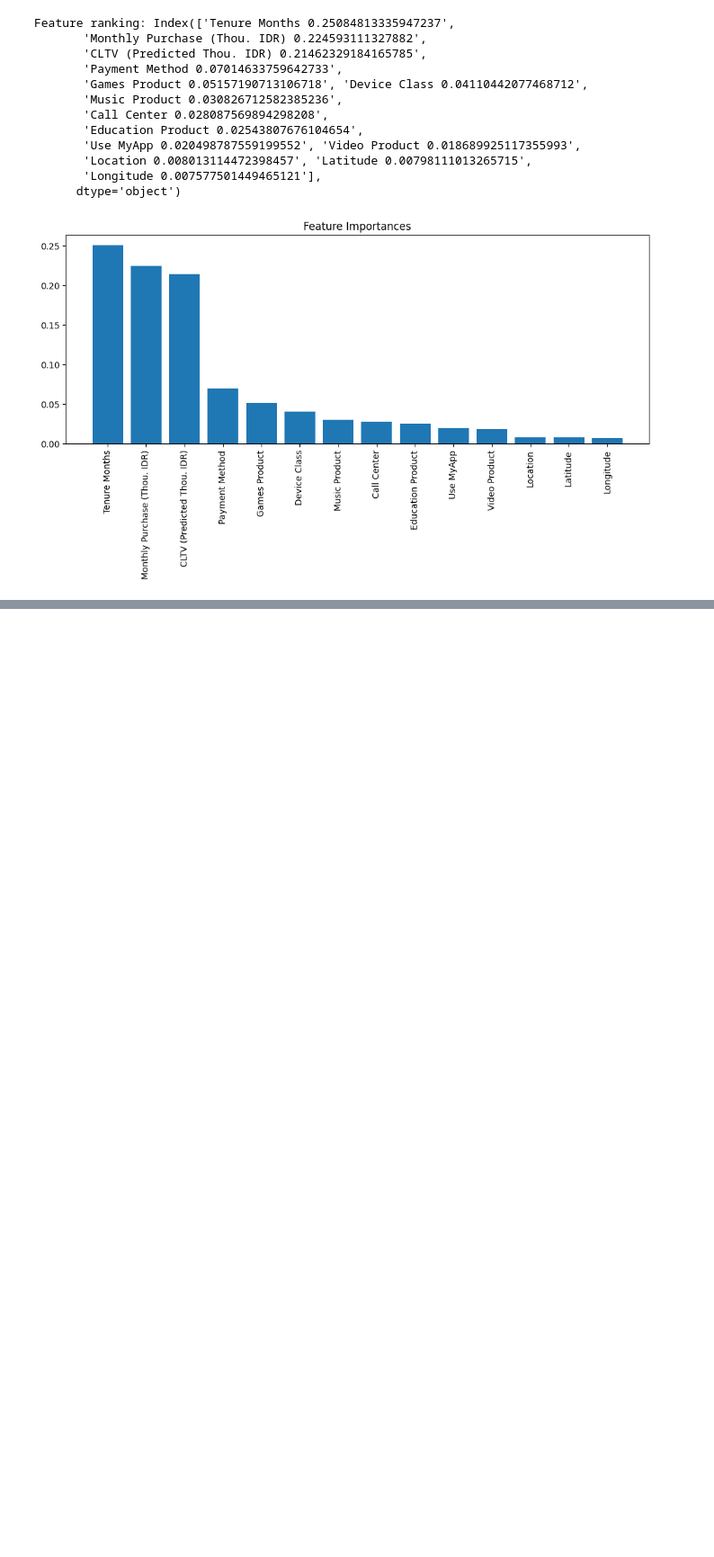
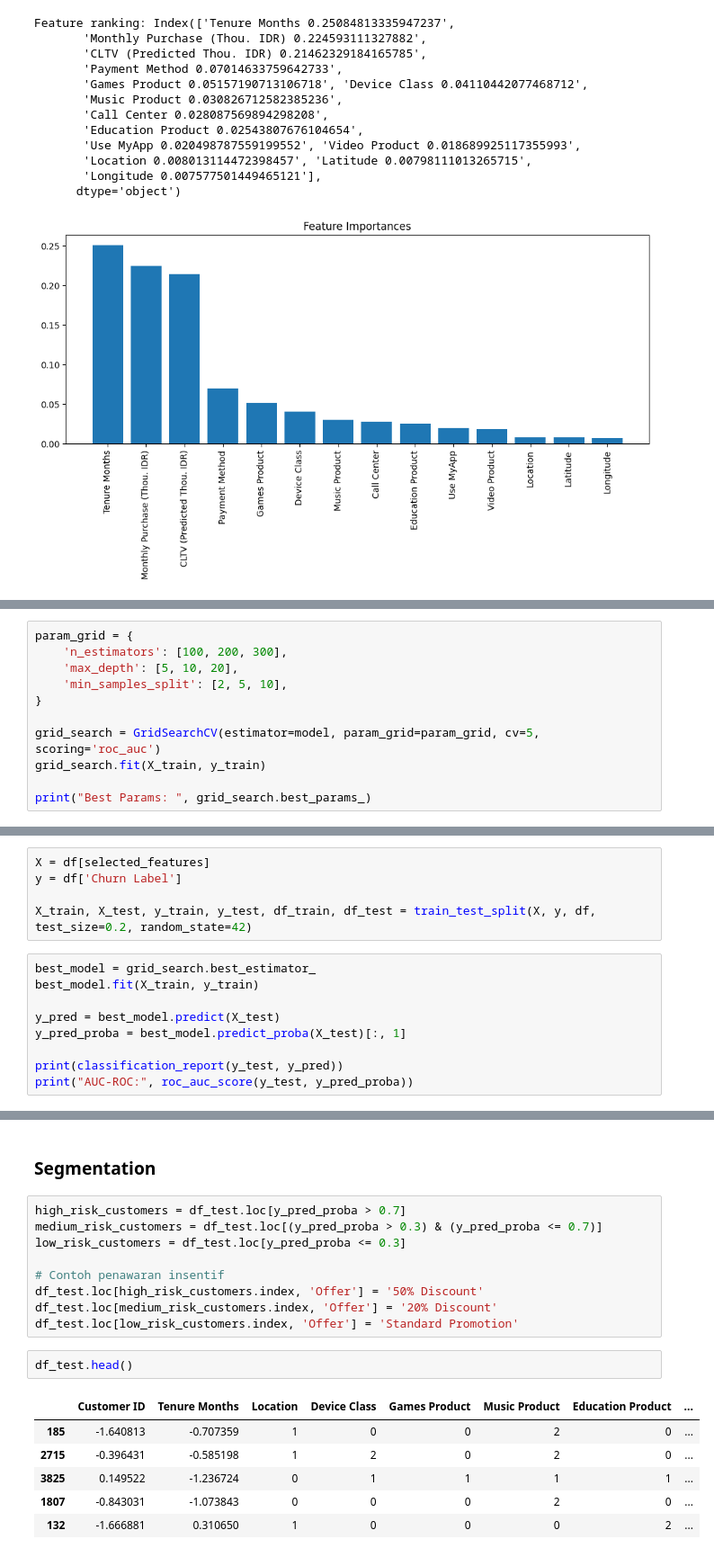
Before and after one commit to andidprastyo/DSW-2023, a Jupyter notebook: customer_churn_prediciton.ipynb, the cells around one changed output, grey strips where cells are left out. Shown: that part at 90% size. Drawn from its saved outputs; the diff is of its cells as text; blank space fills up the shorter version.

Commit message:
feat: Improved prev model using feature selection, add customer segmentation & add churn-risk based act

```diff
--- a/customer_churn_prediciton.ipynb
+++ b/customer_churn_prediciton.ipynb
@@ -197,0 +212,11 @@ Feature ranking: Index(['Tenure Months 0.25084813335947237',
+# %%
+param_grid = {
+    'n_estimators': [100, 200, 300],
+    'max_depth': [5, 10, 20],
+    'min_samples_split': [2, 5, 10],
+}
+
+grid_search = GridSearchCV(estimator=model, param_grid=param_grid, cv=5, scoring='roc_auc')
+grid_search.fit(X_train, y_train)
+
+print("Best Params: ", grid_search.best_params_)
@@ -197,0 +227,14 @@ Feature ranking: Index(['Tenure Months 0.25084813335947237',
+# %%
+X = df[selected_features]
+y = df['Churn Label']
+
+X_train, X_test, y_train, y_test, df_train, df_test = train_test_split(X, y, df, test_size=0.2, random_state=42)
+# %%
+best_model = grid_search.best_estimator_
+best_model.fit(X_train, y_train)
+
+y_pred = best_model.predict(X_test)
+y_pred_proba = best_model.predict_proba(X_test)[:, 1]
+
+print(classification_report(y_test, y_pred))
+print("AUC-ROC:", roc_auc_score(y_test, y_pred_proba))
@@ -197,0 +252,20 @@ Feature ranking: Index(['Tenure Months 0.25084813335947237',
+# %% [markdown]
+### Segmentation
+# %%
+high_risk_customers = df_test.loc[y_pred_proba > 0.7]
+medium_risk_customers = df_test.loc[(y_pred_proba > 0.3) & (y_pred_proba <= 0.7)]
+low_risk_customers = df_test.loc[y_pred_proba <= 0.3]
+
+# Contoh penawaran insentif
+df_test.loc[high_risk_customers.index, 'Offer'] = '50% Discount'
+df_test.loc[medium_risk_customers.index, 'Offer'] = '20% Discount'
+df_test.loc[low_risk_customers.index, 'Offer'] = 'Standard Promotion'
+# %%
+df_test.head()
+# %% [output]
+|  | Customer ID | Tenure Months | Location | Device Class | Games Product | Music Product | Education Product | ... |
+| 185 | -1.640813 | -0.707359 | 1 | 0 | 0 | 2 | 0 | ... |
+| 2715 | -0.396431 | -0.585198 | 1 | 2 | 0 | 2 | 0 | ... |
+| 3825 | 0.149522 | -1.236724 | 0 | 1 | 1 | 1 | 1 | ... |
+| 1807 | -0.843031 | -1.073843 | 0 | 0 | 0 | 2 | 0 | ... |
+| 132 | -1.666881 | 0.310650 | 1 | 0 | 0 | 0 | 2 | ... |
```
Also changed, not shown: parts of 6 cells of this notebook, 1 other file.
